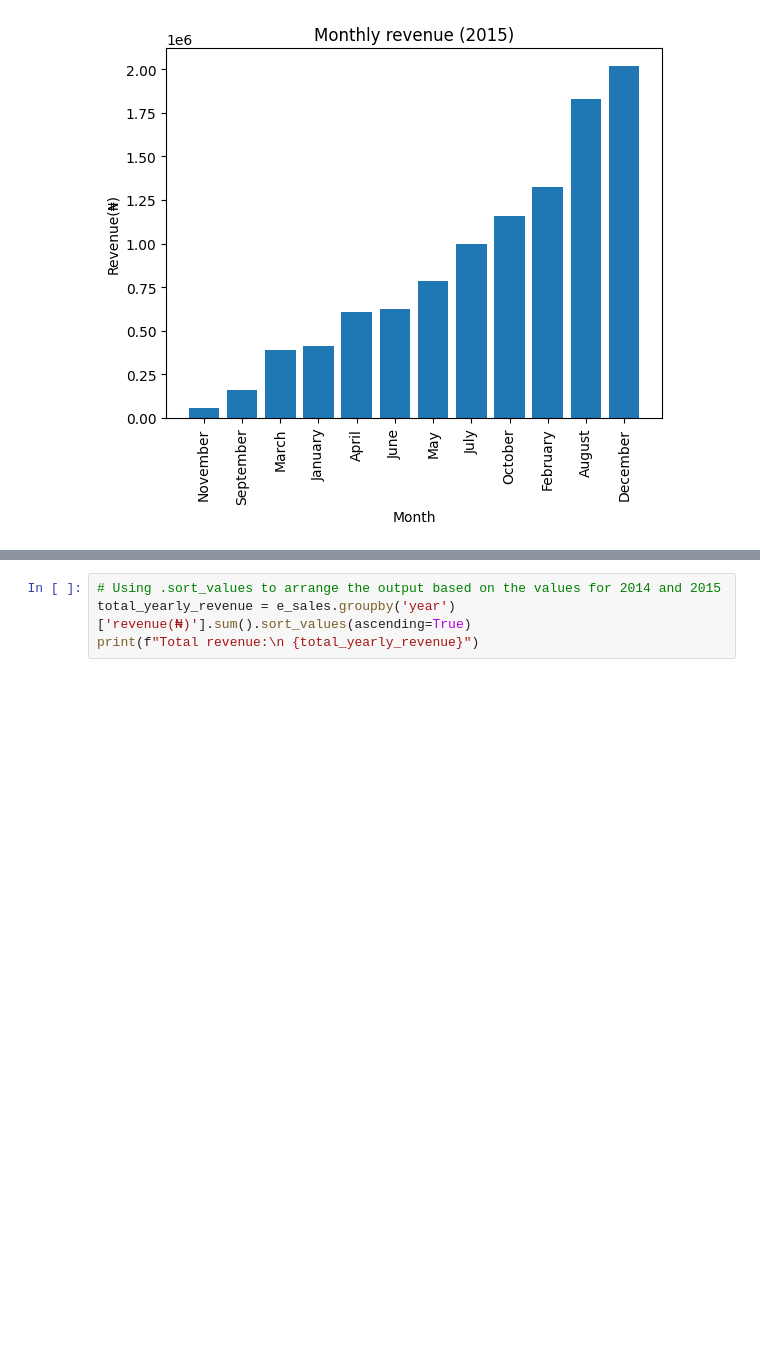
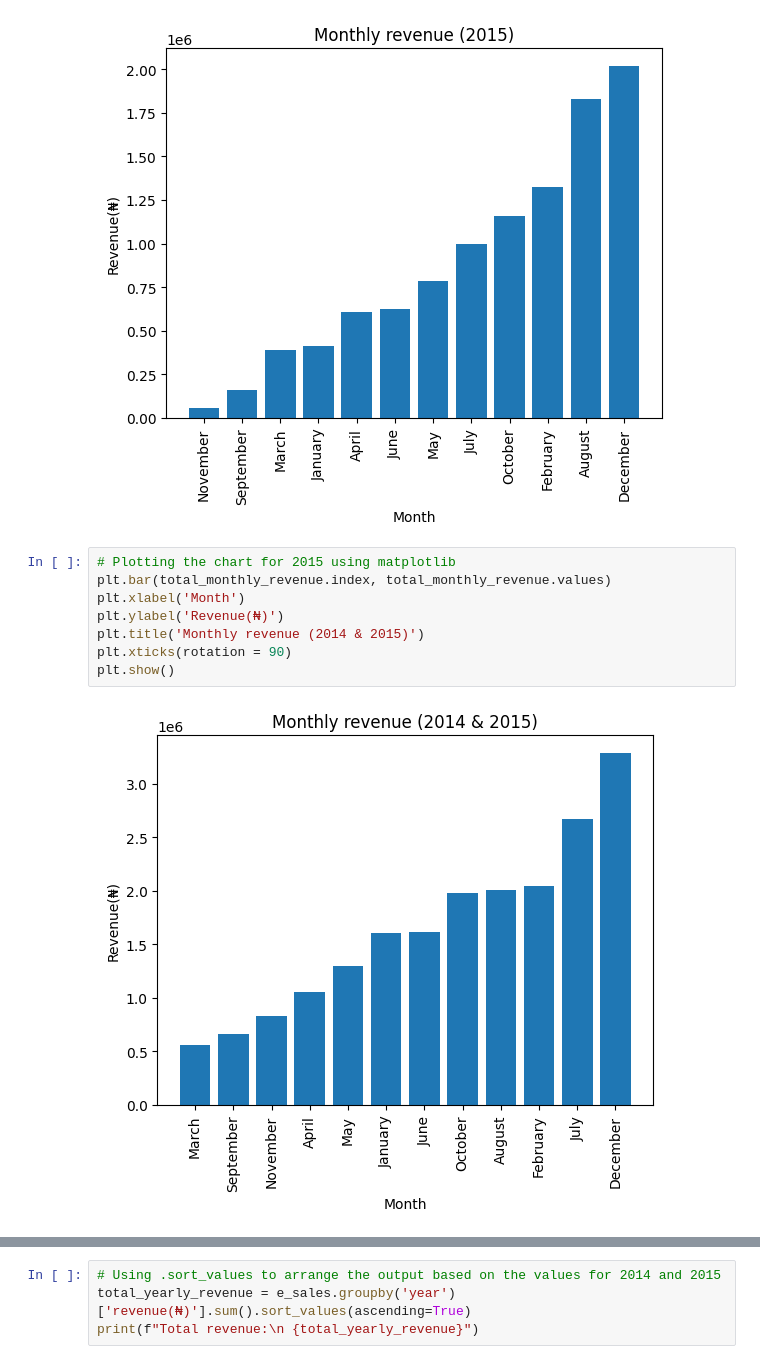
Before and after one commit to Cunyie08/Module-2, a Jupyter notebook: module2_submissions/pandas_task_14.ipynb, the cells around one changed output, grey strips where cells are left out. Cells and saved outputs as stored; diff of their text form; blank space fills up the shorter version.

```diff
--- a/module2_submissions/pandas_task_14.ipynb
+++ b/module2_submissions/pandas_task_14.ipynb
@@ -375,3 +394,13 @@ plt.xticks(rotation = 90)
 plt.show()
 # %% [output]
 [figure]
+# %%
+# Plotting the chart for 2015 using matplotlib
+plt.bar(total_monthly_revenue.index, total_monthly_revenue.values)
+plt.xlabel('Month')
+plt.ylabel('Revenue(₦)')
+plt.title('Monthly revenue (2014 & 2015)')
+plt.xticks(rotation = 90)
+plt.show()
+# %% [output]
+[figure, added]
```
Also changed, not shown: parts of 15 cells of this notebook, 2 other files.
